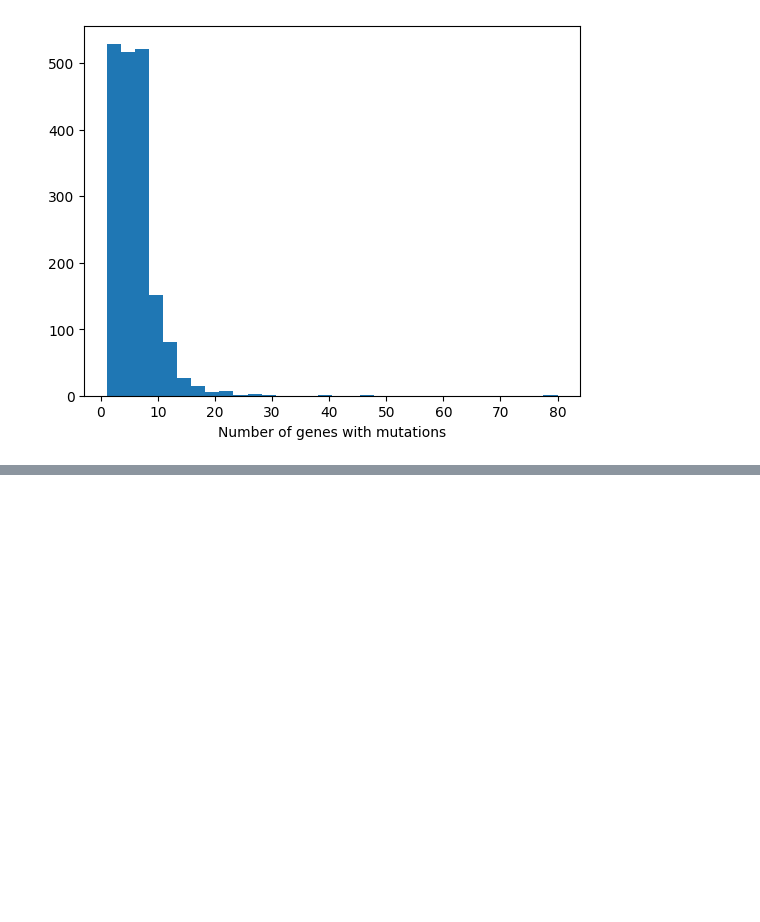
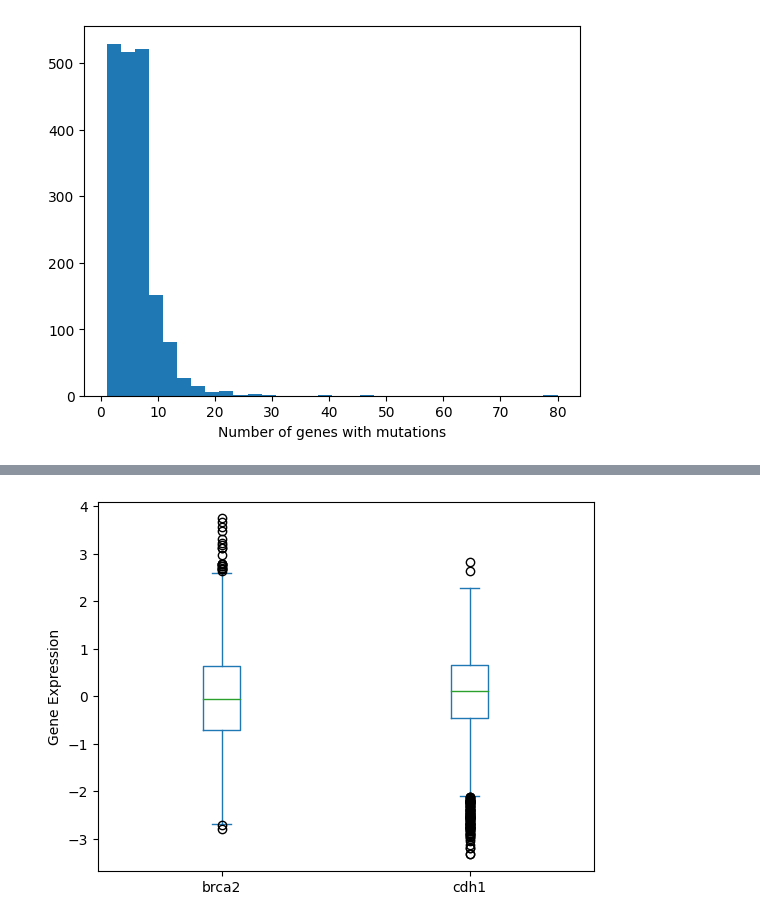
Before and after one commit to lilythomson13/finalproject, a Jupyter notebook: EDA.ipynb, the cells around one changed output, grey strips where cells are left out. Saved outputs shown, nothing was run; the diff lists cells and outputs as text; code cells hidden in the pictures; blank space fills up the shorter version.

```diff
--- a/EDA.ipynb
+++ b/EDA.ipynb
@@ -100,0 +135,7 @@ Name: mutation_count, dtype: float64
+# %%
+# Boxplot of BRCA2 and CDH1 Expression
+df[['brca2', 'cdh1']].plot.box()
+plt.ylabel("Gene Expression")
+plt.show()
+# %% [output]
+[figure, added]
```
Also changed, not shown: parts of 5 cells of this notebook.
